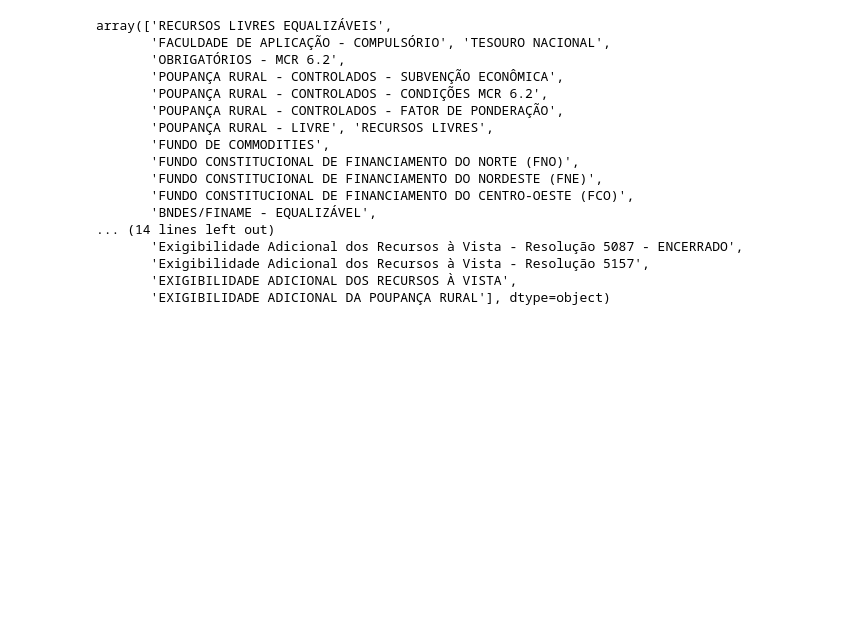
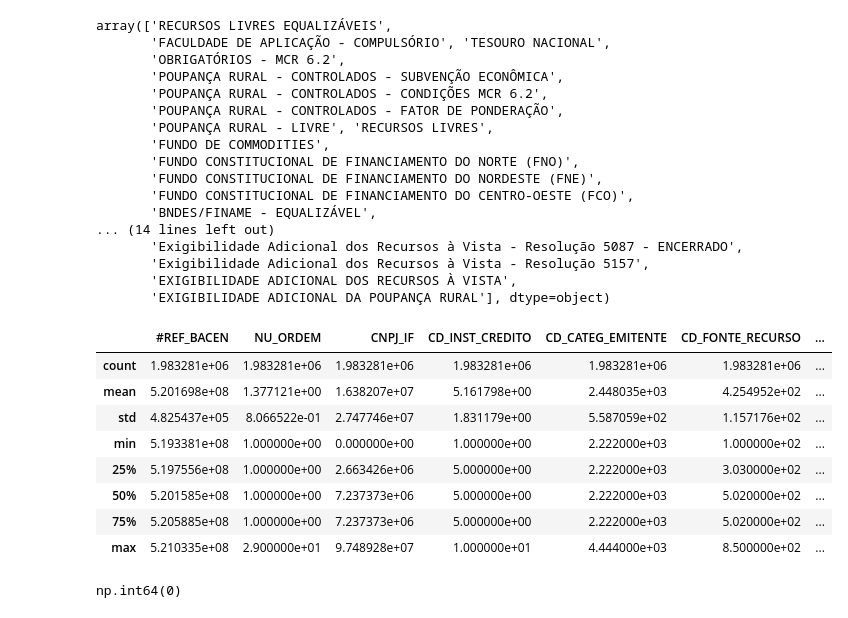
Before and after one commit to Helio-Jr/operacoes-sicor, a Jupyter notebook: data_analysis.ipynb, the cells around one changed output. Drawn from its saved outputs; the diff is of its cells as text; code cells hidden in the pictures; blank space fills up the shorter version.

```diff
--- a/data_analysis.ipynb
+++ b/data_analysis.ipynb
@@ -93,3 +93,19 @@ array(['RECURSOS LIVRES EQUALIZÁVEIS',
        'Exigibilidade Adicional dos Recursos à Vista - Resolução 5157',
        'EXIGIBILIDADE ADICIONAL DOS RECURSOS À VISTA',
        'EXIGIBILIDADE ADICIONAL DA POUPANÇA RURAL'], dtype=object)
+# %%
+df_operacao.describe()
+# %% [output]
+|  | #REF_BACEN | NU_ORDEM | CNPJ_IF | CD_INST_CREDITO | CD_CATEG_EMITENTE | CD_FONTE_RECURSO | ... |
+| count | 1.983281e+06 | 1.983281e+06 | 1.983281e+06 | 1.983281e+06 | 1.983281e+06 | 1.983281e+06 | ... |
+| mean | 5.201698e+08 | 1.377121e+00 | 1.638207e+07 | 5.161798e+00 | 2.448035e+03 | 4.254952e+02 | ... |
+| std | 4.825437e+05 | 8.066522e-01 | 2.747746e+07 | 1.831179e+00 | 5.587059e+02 | 1.157176e+02 | ... |
+| min | 5.193381e+08 | 1.000000e+00 | 0.000000e+00 | 1.000000e+00 | 2.222000e+03 | 1.000000e+02 | ... |
+| 25% | 5.197556e+08 | 1.000000e+00 | 2.663426e+06 | 5.000000e+00 | 2.222000e+03 | 3.030000e+02 | ... |
+| 50% | 5.201585e+08 | 1.000000e+00 | 7.237373e+06 | 5.000000e+00 | 2.222000e+03 | 5.020000e+02 | ... |
+| 75% | 5.205885e+08 | 1.000000e+00 | 7.237373e+06 | 5.000000e+00 | 2.222000e+03 | 5.020000e+02 | ... |
+| max | 5.210335e+08 | 2.900000e+01 | 9.748928e+07 | 1.000000e+01 | 4.444000e+03 | 8.500000e+02 | ... |
+# %%
+df_operacao["#REF_BACEN"].isnull().sum()
+# %% [output]
+np.int64(0)
```
Also changed, not shown: parts of 2 cells of this notebook, 8 other files.
